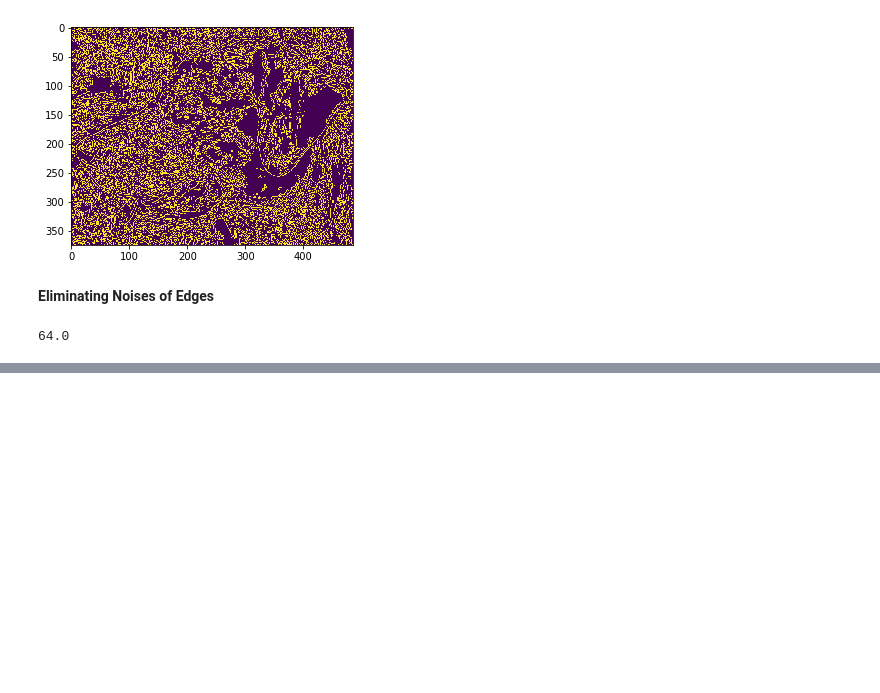
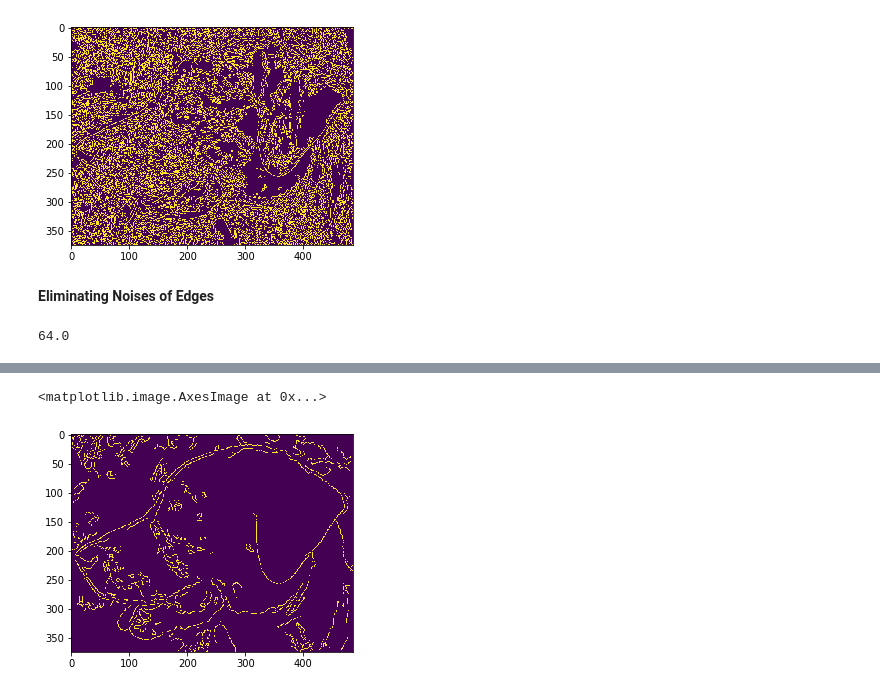
Before and after one commit to neemiasbsilva/object-detection-opencv, a Jupyter notebook: canny-edge-detection.ipynb, the cells around one changed output, grey strips where cells are left out. Saved outputs shown, nothing was run; the diff lists cells and outputs as text; code cells hidden in the pictures; blank space fills up the shorter version.

```diff
--- a/canny-edge-detection.ipynb
+++ b/canny-edge-detection.ipynb
@@ -50,0 +58,11 @@ upper = int(min(255, 1.3 * med_value))
+# %%
+# apply blur
+blurred_img = cv2.blur(img, ksize=(5,5))
+# %%
+edges = cv2.Canny(image=blurred_img, threshold1=lower, threshold2=upper+50)
+# %%
+# now definitely seeing the stronger edges of the dos's face.
+plt.imshow(edges)
+# %% [output]
+<matplotlib.image.AxesImage at 0x...>
+[figure, added]
```
Also changed, not shown: parts of 2 cells of this notebook.
